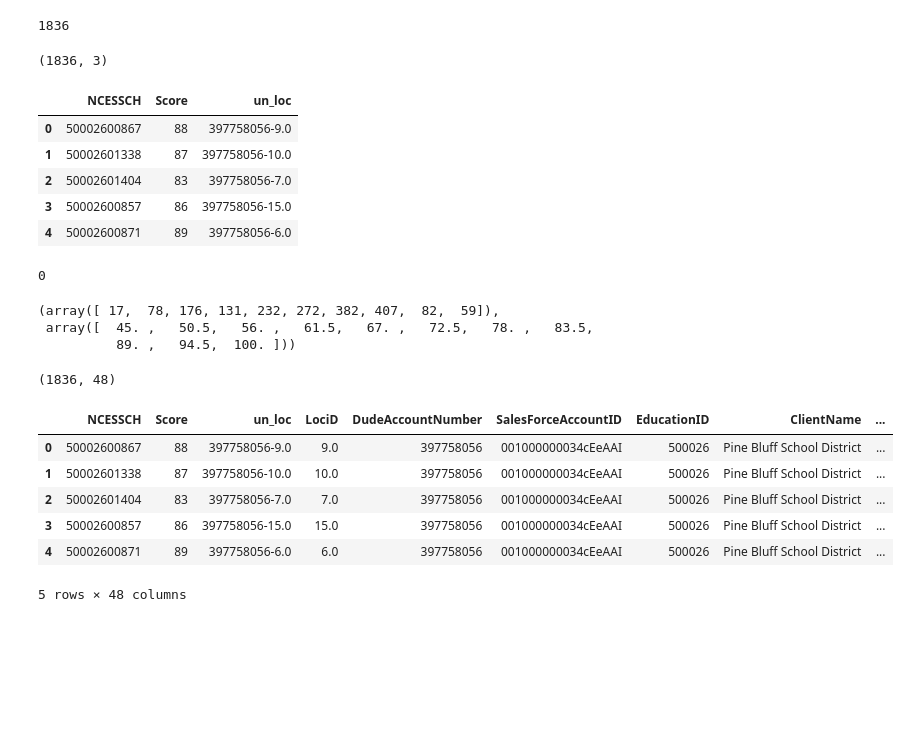
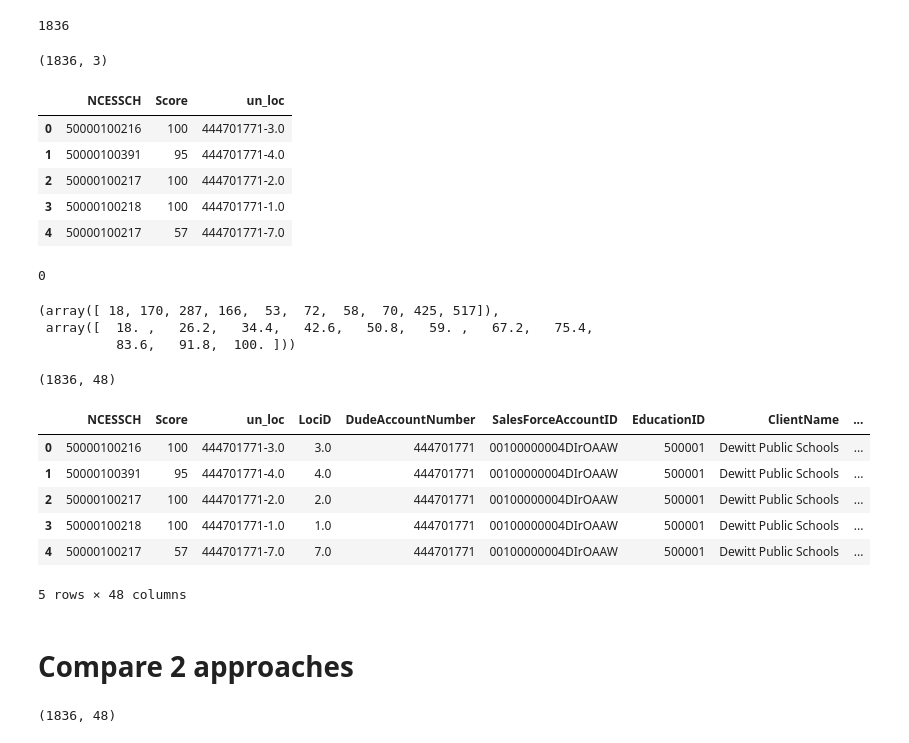
Before and after one commit to leeprevost/SchoolLocationFuzzyMatch, a Jupyter notebook: fuzzy.ipynb, the cells around one changed output. Cells and saved outputs as stored; diff of their text form; code cells hidden in the pictures; blank space fills up the shorter version.

Commit message:
using only names to match

```diff
--- a/fuzzy.ipynb
+++ b/fuzzy.ipynb
@@ -232,8 +224,9 @@ df.iloc[row_num : row_num + 1, :]
 1 rows × 24 columns
 # %%
 def concatenate_sample_fields(row):
-    return " ".join([str(row.State), str(row.City), str(row.ZipCode),
-                     str(row.normAddress), str(row.LocDesc)]).upper()
+    #return " ".join([str(row.State), str(row.City), str(row.ZipCode),
+    #                 str(row.normAddress), str(row.LocDesc)]).upper()
+    return str(row.LocDesc).upper()
 query = concatenate_sample_fields(row)
 query
 # %% [output]
@@ -241,7 +234,8 @@ query
 # %%
 def concatenate_db_fields(row):
-    return " ".join([str(row.LSTATE), str(row.LCITY), str(row.LZIP),
-                     str(row.LSTREE), str(row.NAME)]).upper()
+    #return " ".join([str(row.LSTATE), str(row.LCITY), str(row.LZIP),
+    #                 str(row.LSTREE), str(row.NAME)]).upper()
+    return str(row.NAME).upper()
 db_rows = [concatenate_db_fields(row) for i, row in db_district.iterrows()]
 # %%
 print(query)
@@ -294,31 +286,39 @@ df_res.head()
 # %% [output]
 (1836, 3)
 |  | NCESSCH | Score | un_loc |
-| 0 | 50002600867 | 88 | 397758056-9.0 |
-| 1 | 50002601338 | 87 | 397758056-10.0 |
-| 2 | 50002601404 | 83 | 397758056-7.0 |
-| 3 | 50002600857 | 86 | 397758056-15.0 |
-| 4 | 50002600871 | 89 | 397758056-6.0 |
+| 0 | 50000100216 | 100 | 444701771-3.0 |
+| 1 | 50000100391 | 95 | 444701771-4.0 |
+| 2 | 50000100217 | 100 | 444701771-2.0 |
+| 3 | 50000100218 | 100 | 444701771-1.0 |
+| 4 | 50000100217 | 57 | 444701771-7.0 |
 # %%
 print((df_res.Score==0).sum())
 np.histogram(df_res.Score)
 # %% [output]
 0
-(array([ 17,  78, 176, 131, 232, 272, 382, 407,  82,  59]),
- array([  45. ,   50.5,   56. ,   61.5,   67. ,   72.5,   78. ,   83.5,
-          89. ,   94.5,  100. ]))
+(array([ 18, 170, 287, 166,  53,  72,  58,  70, 425, 517]),
+ array([  18. ,   26.2,   34.4,   42.6,   50.8,   59. ,   67.2,   75.4,
+          83.6,   91.8,  100. ]))
 # %%
 df_res = pd.merge(df_res, df.drop(['normAddress', 'Query'], axis=1), on='un_loc', how='left')
 df_res = pd.merge(df_res, db, on='NCESSCH', how='left')
 print(df_res.shape)
-df_res.to_csv('sample_match.csv', index=False)
+df_res.to_csv('sample_match_name_only.csv', index=False)
 df_res.head()
 # %% [output]
 (1836, 48)
 |  | NCESSCH | Score | un_loc | LociD | DudeAccountNumber | SalesForceAccountID | EducationID | ClientName | ... |
-| 0 | 50002600867 | 88 | 397758056-9.0 | 9.0 | 397758056 | 001000000034cEeAAI | 500026 | Pine Bluff School District | ... |
-| 1 | 50002601338 | 87 | 397758056-10.0 | 10.0 | 397758056 | 001000000034cEeAAI | 500026 | Pine Bluff School District | ... |
-| 2 | 50002601404 | 83 | 397758056-7.0 | 7.0 | 397758056 | 001000000034cEeAAI | 500026 | Pine Bluff School District | ... |
-| 3 | 50002600857 | 86 | 397758056-15.0 | 15.0 | 397758056 | 001000000034cEeAAI | 500026 | Pine Bluff School District | ... |
-| 4 | 50002600871 | 89 | 397758056-6.0 | 6.0 | 397758056 | 001000000034cEeAAI | 500026 | Pine Bluff School District | ... |
+| 0 | 50000100216 | 100 | 444701771-3.0 | 3.0 | 444701771 | 00100000004DIrOAAW | 500001 | Dewitt Public Schools | ... |
+| 1 | 50000100391 | 95 | 444701771-4.0 | 4.0 | 444701771 | 00100000004DIrOAAW | 500001 | Dewitt Public Schools | ... |
+| 2 | 50000100217 | 100 | 444701771-2.0 | 2.0 | 444701771 | 00100000004DIrOAAW | 500001 | Dewitt Public Schools | ... |
+| 3 | 50000100218 | 100 | 444701771-1.0 | 1.0 | 444701771 | 00100000004DIrOAAW | 500001 | Dewitt Public Schools | ... |
+| 4 | 50000100217 | 57 | 444701771-7.0 | 7.0 | 444701771 | 00100000004DIrOAAW | 500001 | Dewitt Public Schools | ... |
 5 rows × 48 columns
+# %% [markdown]
+# Compare 2 approaches
+# %%
+df_old = pd.read_csv('sample_match.csv')
+df_old.NCESSCH = df_old.NCESSCH.astype(str)
+print(df_old.shape)
+# %% [output]
+(1836, 48)
```
Also changed, not shown: parts of 12 cells of this notebook.
